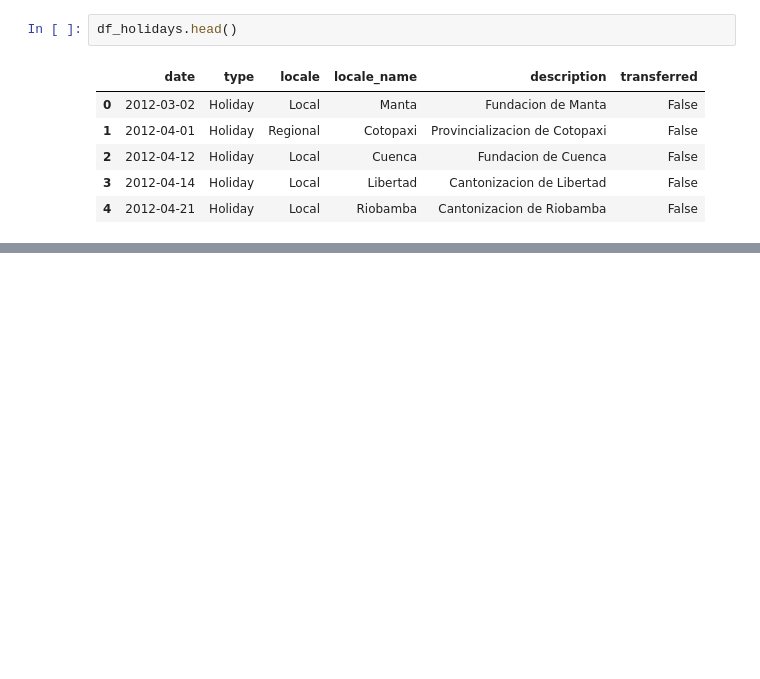
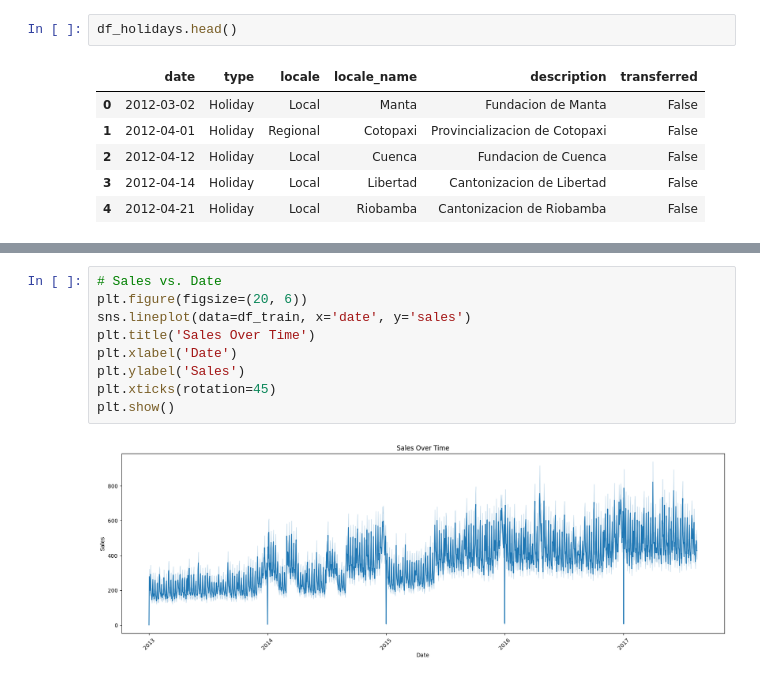
Before and after one commit to wamathaiwandeto/Time-Series-Regression-Analysis, a Jupyter notebook: notebooks/notebook.ipynb, the cells around one changed output, grey strips where cells are left out. Saved outputs shown, nothing was run; the diff lists cells and outputs as text; blank space fills up the shorter version.

```diff
--- a/notebooks/notebook.ipynb
+++ b/notebooks/notebook.ipynb
@@ -292,0 +326,11 @@ df_holidays.head()
+# %%
+# Sales vs. Date
+plt.figure(figsize=(20, 6))
+sns.lineplot(data=df_train, x='date', y='sales')
+plt.title('Sales Over Time')
+plt.xlabel('Date')
+plt.ylabel('Sales')
+plt.xticks(rotation=45)
+plt.show()
+# %% [output]
+[figure, added]
```
Also changed, not shown: parts of 6 cells of this notebook.
